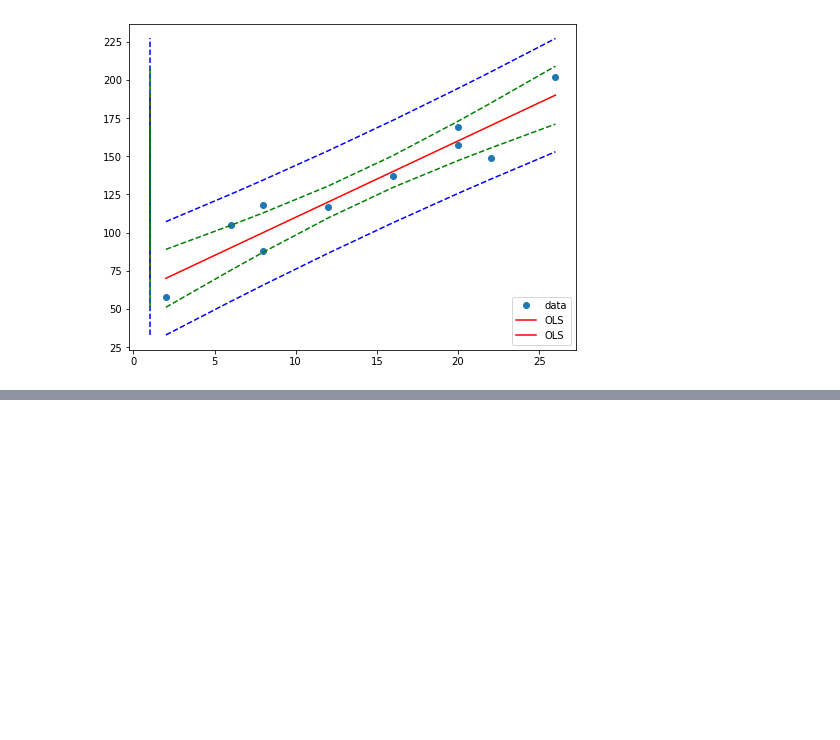
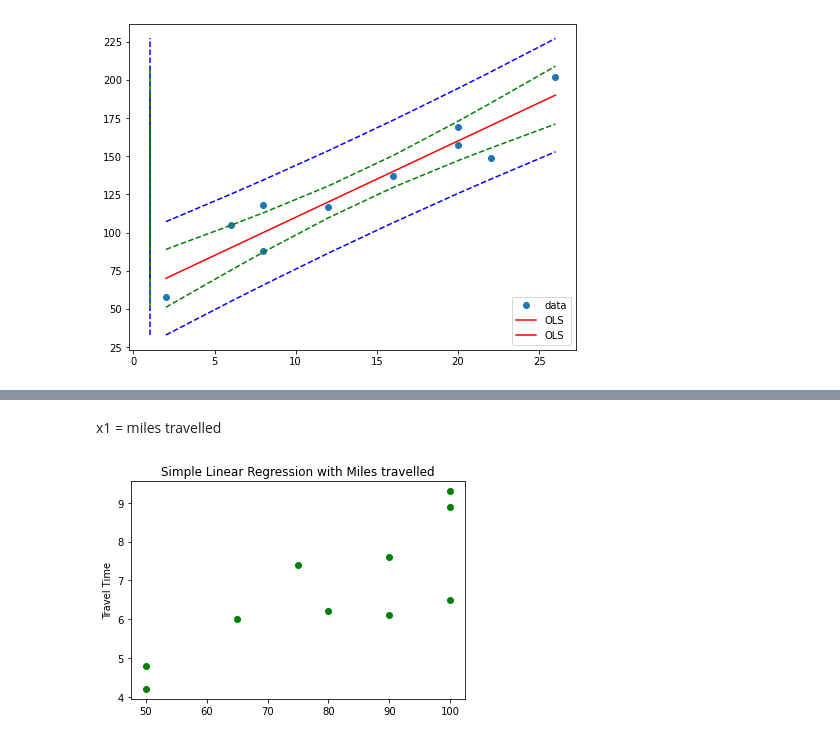
Before and after one commit to RPChinhara/Data-Analytics-with-Python, a Jupyter notebook: Week-7.ipynb, the cells around one changed output, grey strips where cells are left out. Saved outputs shown, nothing was run; the diff lists cells and outputs as text; code cells hidden in the pictures; blank space fills up the shorter version.

```diff
--- a/Week-7.ipynb
+++ b/Week-7.ipynb
@@ -136,0 +230,3 @@ plt.show()
+# %%
+df1 = pd.read_excel('Data Files\TRUCKING.xlsx')
+df1
@@ -136,0 +245,9 @@ plt.show()
+# %% [markdown]
+x1 = miles travelled
+# %%
+plt.scatter(df1['x1'], df1['travel_time'], color='green')
+plt.ylabel('Travel Time')
+plt.title('Simple Linear Regression with Miles travelled')
+plt.show()
+# %% [output]
+[figure, added]
```
Also changed, not shown: parts of 57 cells of this notebook.
